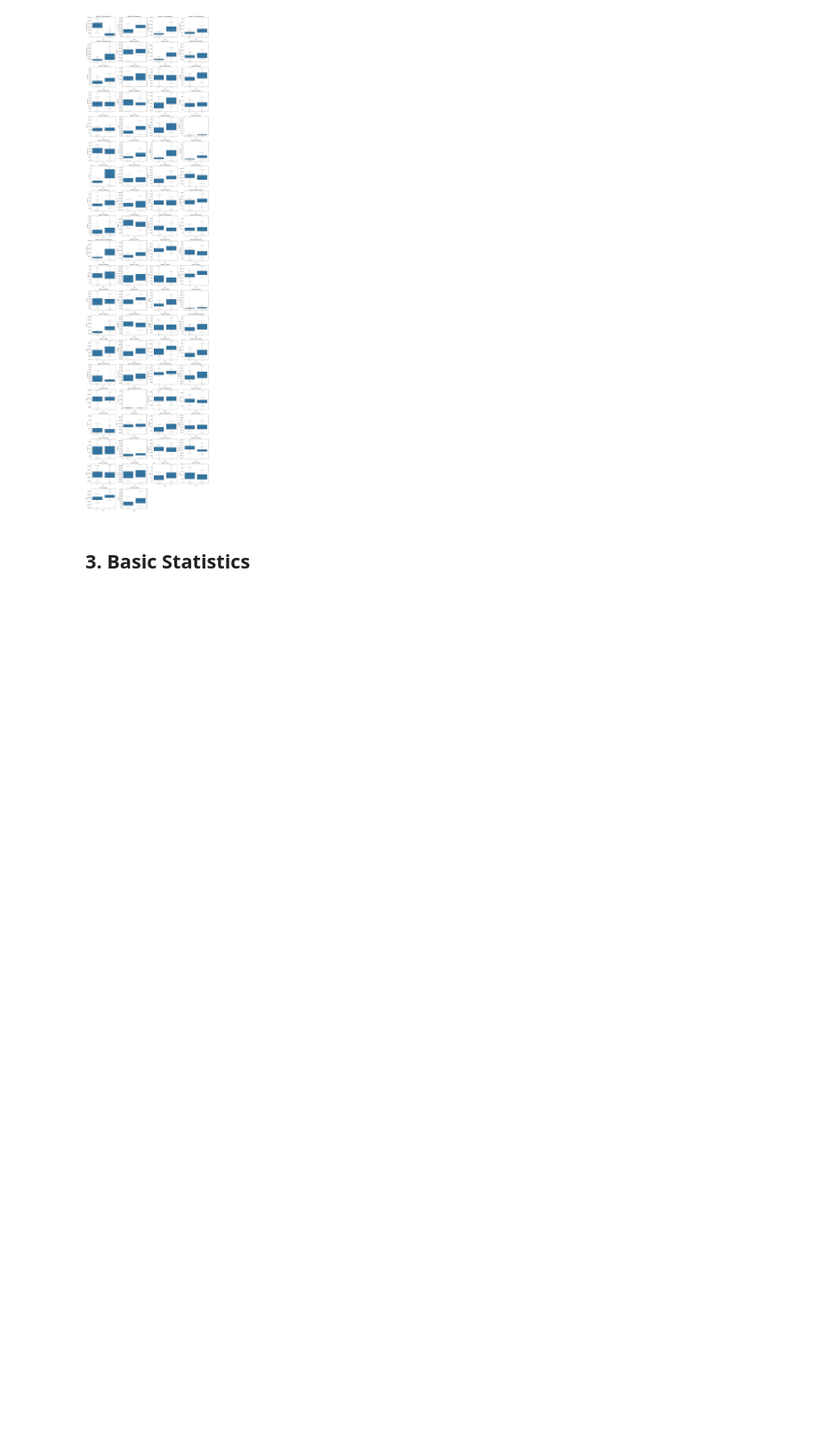
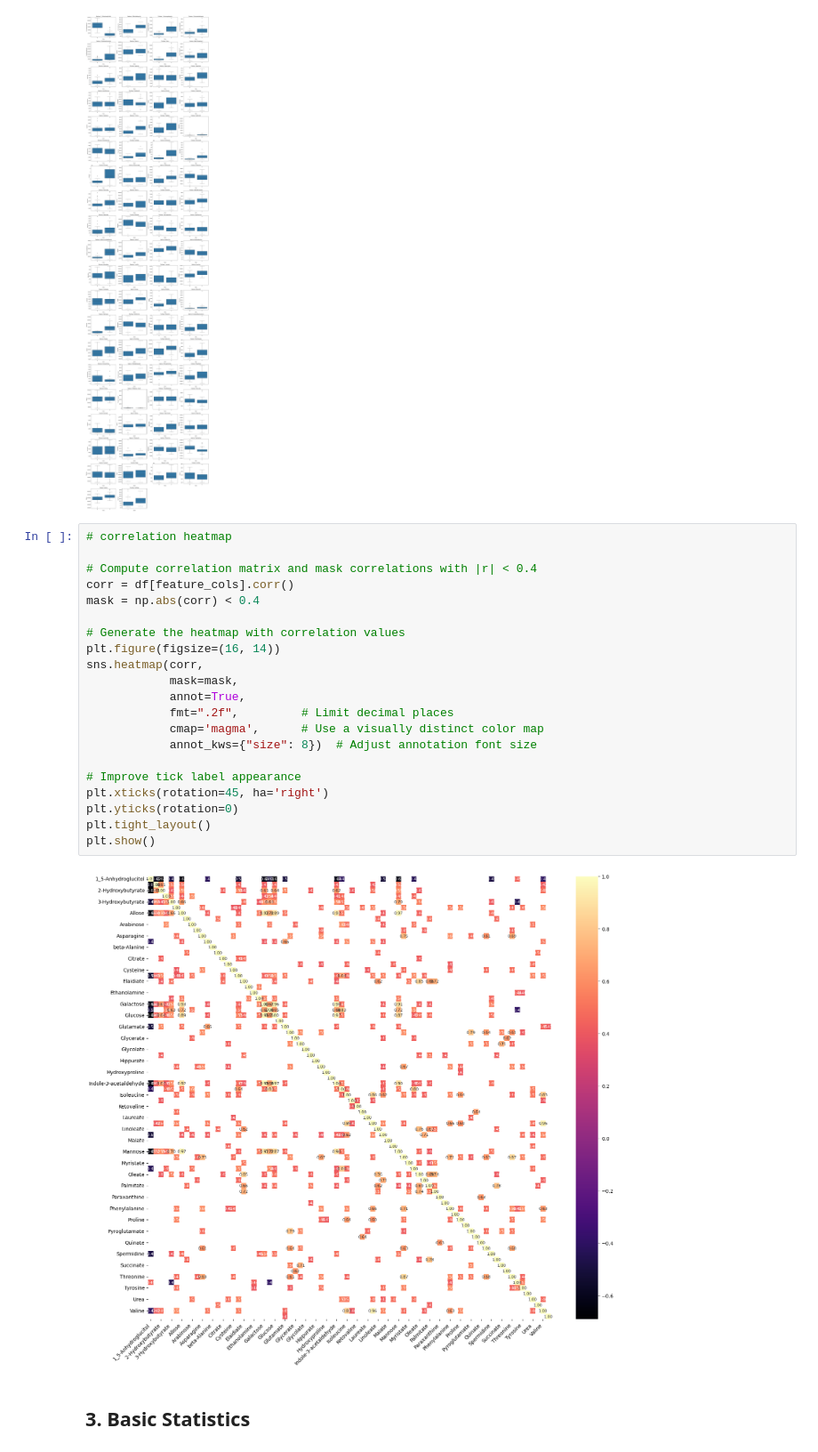
Before and after one commit to tomlas32/Diabetes, a Jupyter notebook: eda_v01.ipynb, the cells around one changed output. Shown at 89% size. Cells and saved outputs as stored; diff of their text form; blank space fills up the shorter version.

```diff
--- a/eda_v01.ipynb
+++ b/eda_v01.ipynb
@@ -143,6 +164,29 @@ for i, col in enumerate(feature_cols):
 plt.show()
 # %% [output]
 [figure]
+# %%
+# correlation heatmap
+
+# Compute correlation matrix and mask correlations with |r| < 0.4
+corr = df[feature_cols].corr()
+mask = np.abs(corr) < 0.4
+
+# Generate the heatmap with correlation values
+plt.figure(figsize=(16, 14))
+sns.heatmap(corr,
+            mask=mask,
+            annot=True,
+            fmt=".2f",         # Limit decimal places
+            cmap='magma',      # Use a visually distinct color map
+            annot_kws={"size": 8})  # Adjust annotation font size
+
+# Improve tick label appearance
+plt.xticks(rotation=45, ha='right')
+plt.yticks(rotation=0)
+plt.tight_layout()
+plt.show()
+# %% [output]
+[figure, added]
 # %% [markdown]
 ## 3. Basic Statistics
 # %%
```
Also changed, not shown: parts of 4 cells of this notebook.
